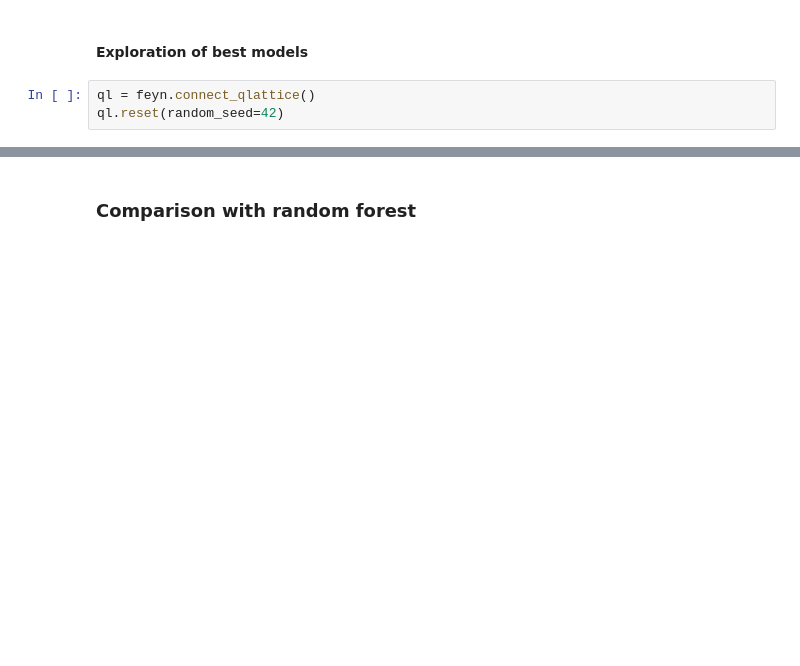
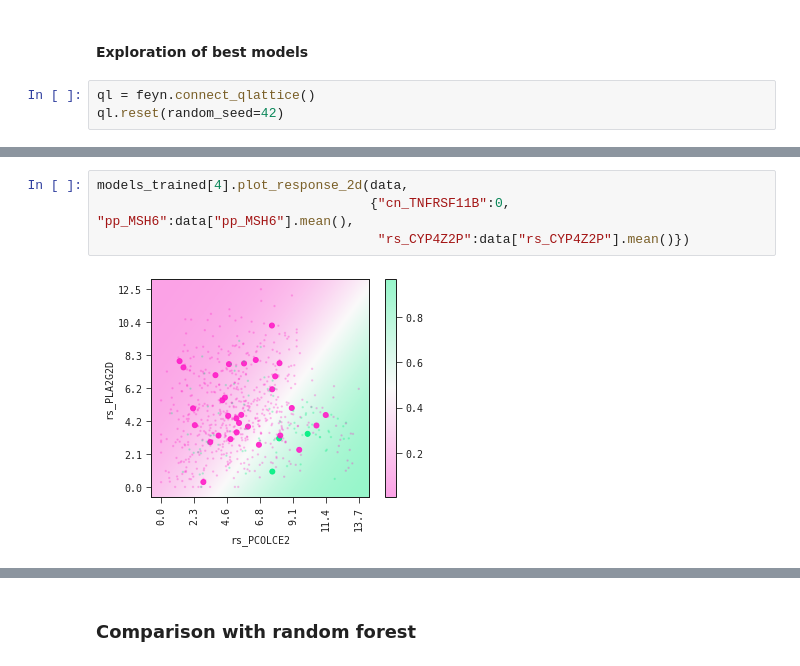
Before and after one commit to abzu-ai/QLattice-clinical-omics, a Jupyter notebook: notebooks/bc_case_multi.ipynb, the cells around one changed output, grey strips where cells are left out. Saved outputs shown, nothing was run; the diff lists cells and outputs as text; blank space fills up the shorter version.

```diff
--- a/notebooks/bc_case_multi.ipynb
+++ b/notebooks/bc_case_multi.ipynb
@@ -107,0 +161,6 @@ models_trained[0].plot(train_list[0], val_list[0])
+# %%
+models_trained[4].plot_response_2d(data,
+                                   {"cn_TNFRSF11B":0, "pp_MSH6":data["pp_MSH6"].mean(),
+                                    "rs_CYP4Z2P":data["rs_CYP4Z2P"].mean()})
+# %% [output]
+[figure, added]
```
Also changed, not shown: parts of 6 cells of this notebook.
